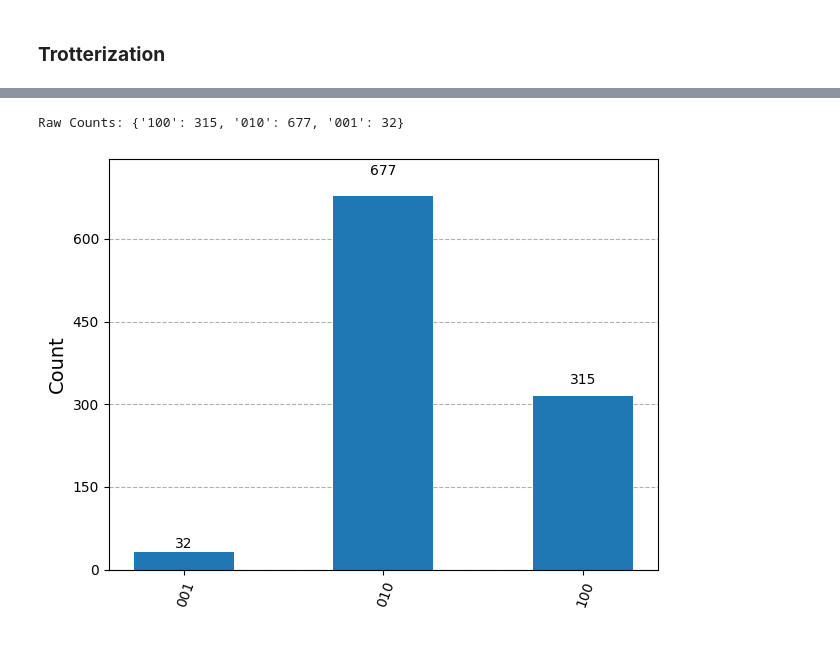
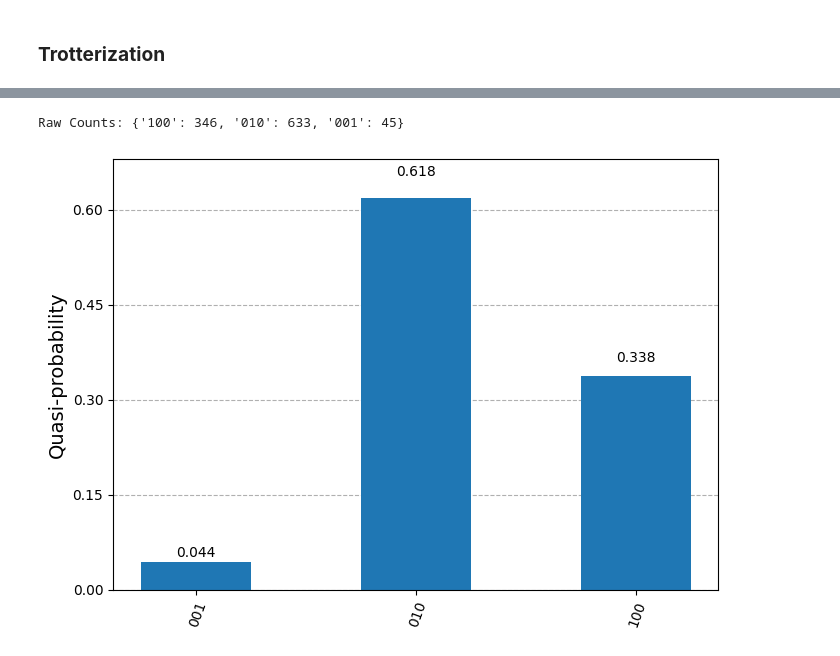
Before and after one commit to ali-tayyab/Digital-Quantum-Simulation-of-GUP-modified-Hamiltonians, a Jupyter notebook: fidelity_for_ho.ipynb, the cells around one changed output, grey strips where cells are left out. Saved outputs shown, nothing was run; the diff lists cells and outputs as text; code cells hidden in the pictures.

```diff
--- a/fidelity_for_ho.ipynb
+++ b/fidelity_for_ho.ipynb
@@ -252,16 +252,16 @@ trot_qc.draw('mpl')
 # %%
 backend = AerSimulator()
 pass_manager = generate_preset_pass_manager(backend=backend, optimization_level=2)
 trotqc_transpiled = pass_manager.run(trot_qc)
 
 sampler = Sampler(mode=backend)
 job_result = sampler.run([trotqc_transpiled], shots=1024).result()
 counts = job_result[0].data.c.get_counts()
 # Note: The exact access pattern may vary with Qiskit version;
 # sometimes it's .data.c or .data.meas — adjust accordingly based on your transpiled circuit.
 
 print("Raw Counts:", counts)
-plot_histogram(counts)
+plot_distribution(counts)
 # %% [output]
-Raw Counts: {'100': 315, '010': 677, '001': 32}
+Raw Counts: {'100': 346, '010': 633, '001': 45}
-[figure, old version]
+[figure, new version]
```
Also changed, not shown: parts of 1 cell of this notebook.
